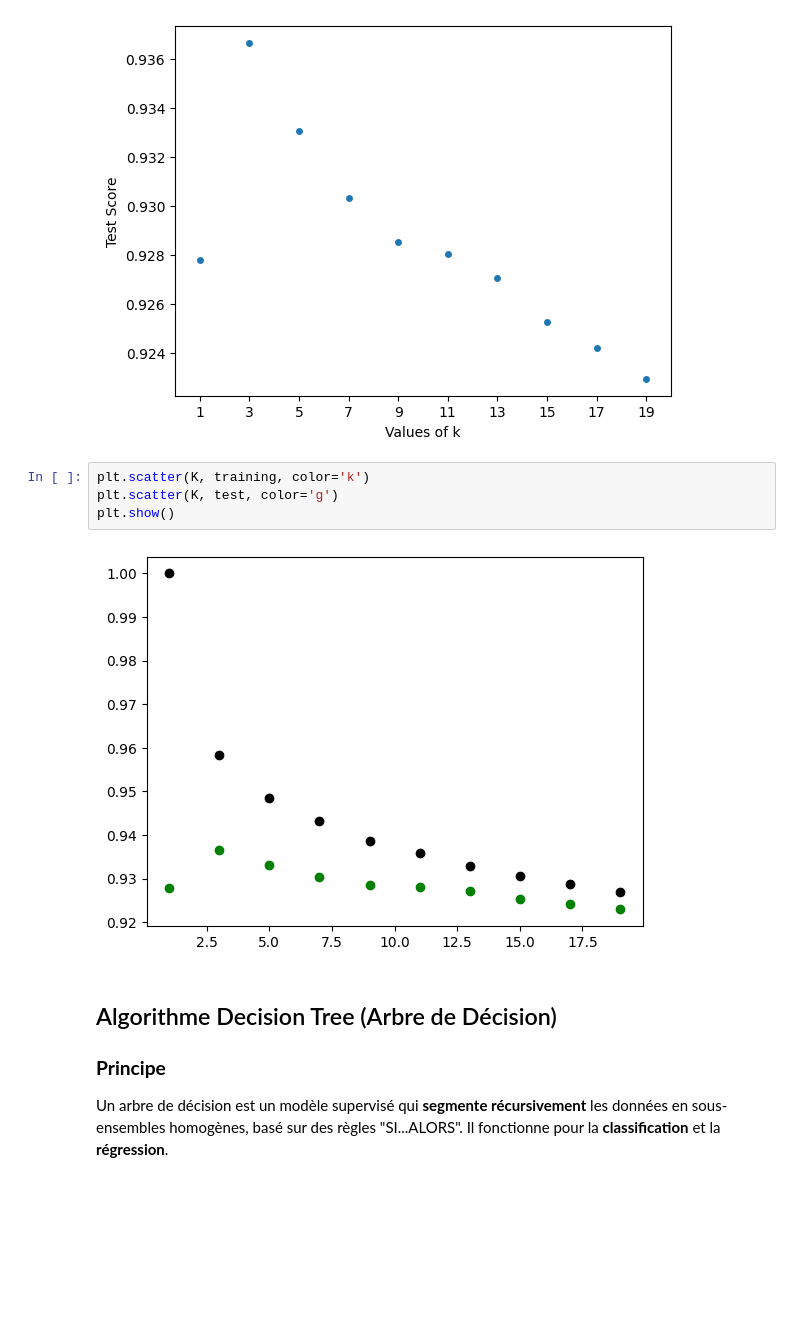
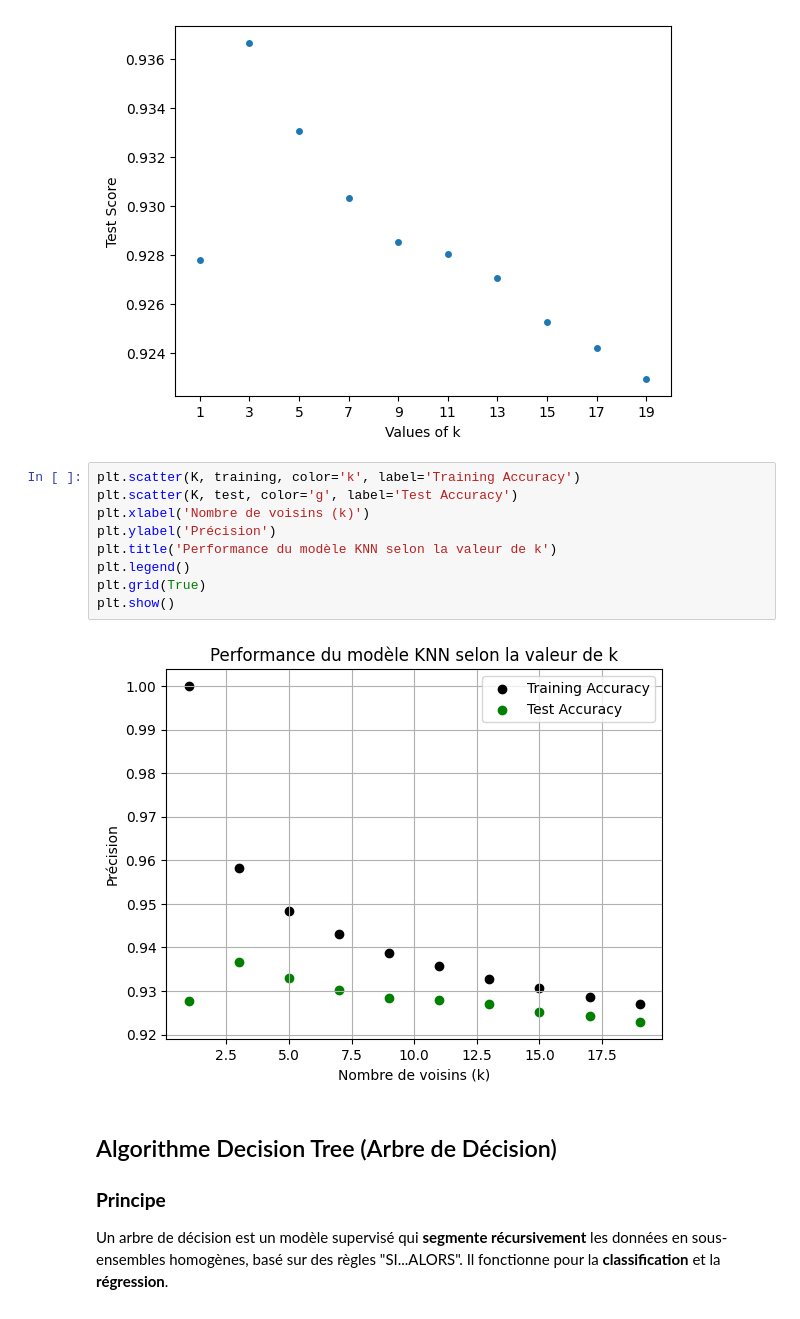
Before and after one commit to Narimaneker/Projet_ARNN, a Jupyter notebook: star_classfication.ipynb, the cells around one changed output. Cells and saved outputs as stored; diff of their text form; blank space fills up the shorter version.

```diff
--- a/star_classfication.ipynb
+++ b/star_classfication.ipynb
@@ -411,11 +445,16 @@ plt.show()
 # %% [output]
 [figure]
 # %%
-plt.scatter(K, training, color='k')
-plt.scatter(K, test, color='g')
+plt.scatter(K, training, color='k', label='Training Accuracy')
+plt.scatter(K, test, color='g', label='Test Accuracy')
+plt.xlabel('Nombre de voisins (k)')
+plt.ylabel('Précision')
+plt.title('Performance du modèle KNN selon la valeur de k')
+plt.legend()
+plt.grid(True)
 plt.show()
 # %% [output]
-[figure, old version]
+[figure, new version]
 # %% [markdown]
 ## Algorithme Decision Tree (Arbre de Décision)
 
```
Also changed, not shown: parts of 13 cells of this notebook, 2 other files.
